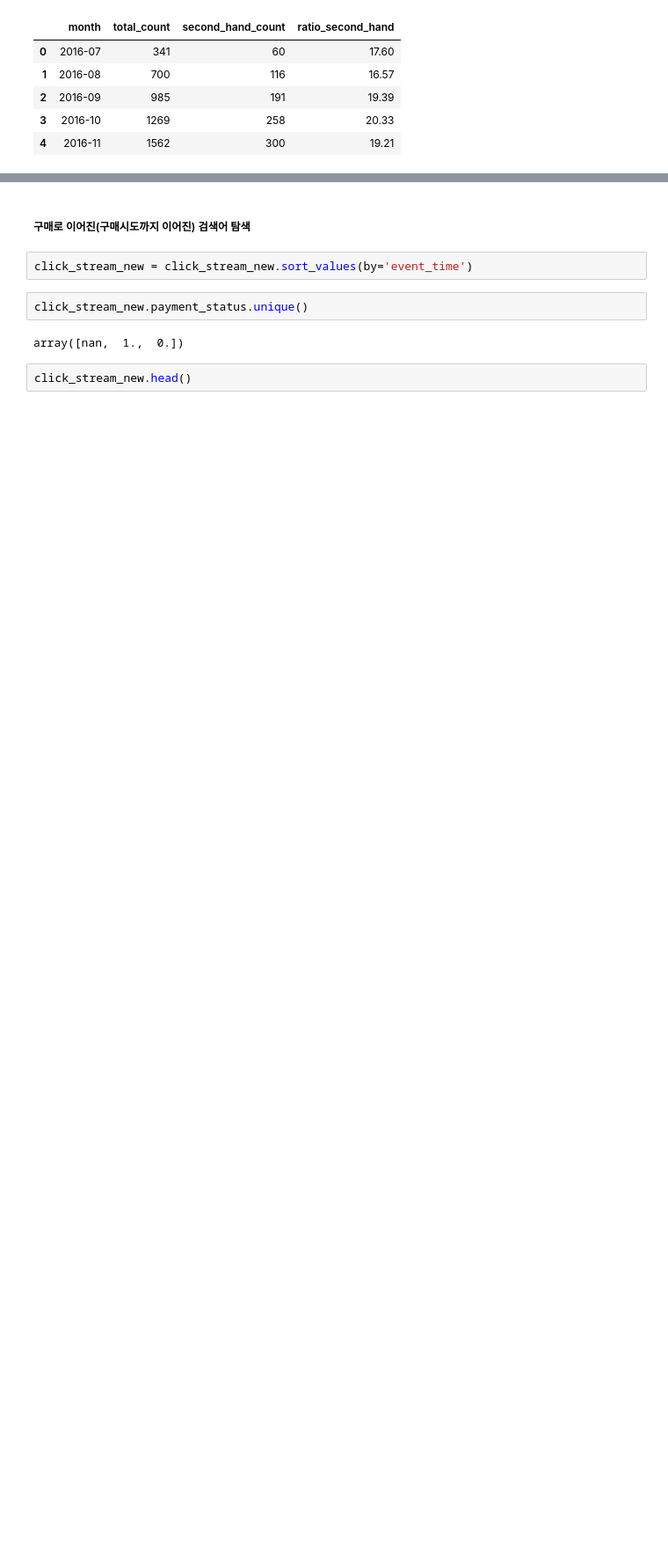
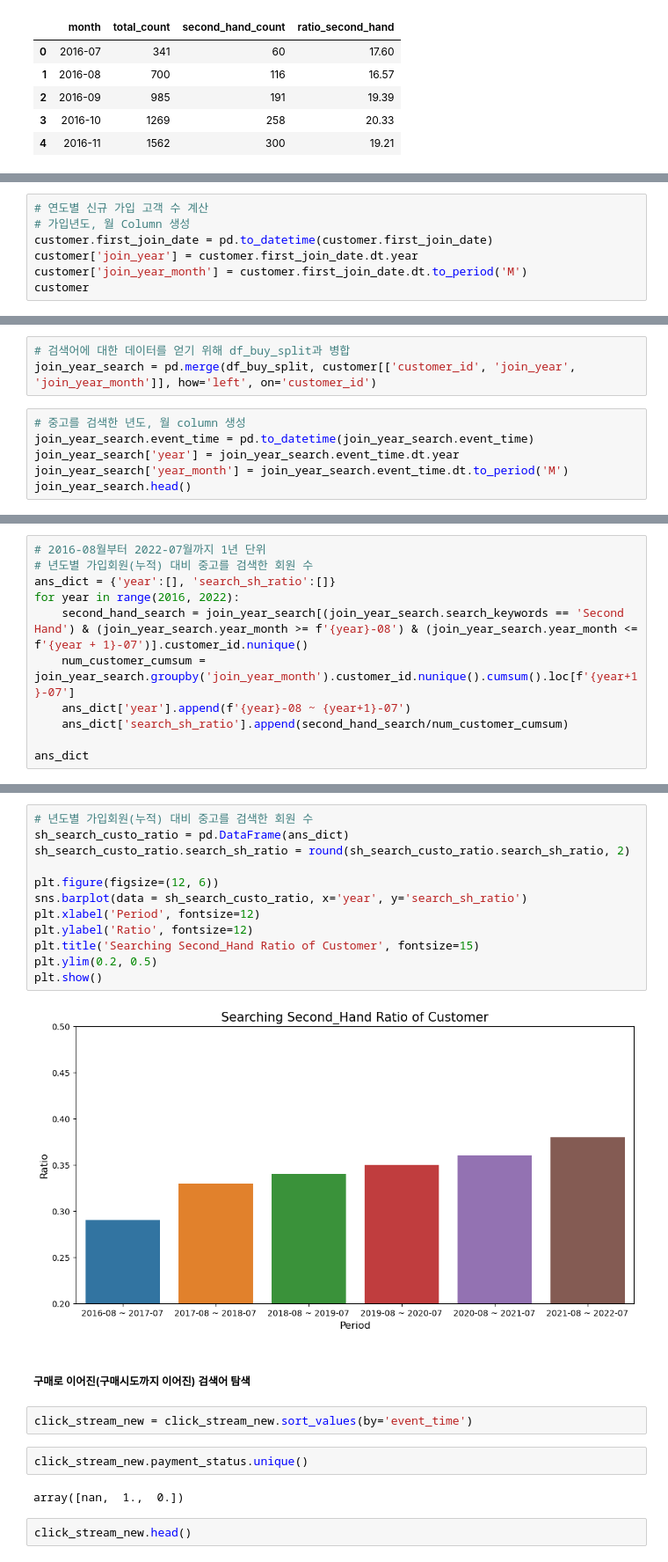
Before and after one commit to NARAEIM/tp2-da, a Jupyter notebook: tp2_da_hyunjune.ipynb, the cells around one changed output, grey strips where cells are left out. Shown at 88% size. Cells and saved outputs as stored; diff of their text form; blank space fills up the shorter version.

```diff
--- a/tp2_da_hyunjune.ipynb
+++ b/tp2_da_hyunjune.ipynb
@@ -287,0 +294,7 @@ plt.show()
+# %%
+# 연도별 신규 가입 고객 수 계산
+# 가입년도, 월 Column 생성
+customer.first_join_date = pd.to_datetime(customer.first_join_date)
+customer['join_year'] = customer.first_join_date.dt.year
+customer['join_year_month'] = customer.first_join_date.dt.to_period('M')
+customer
@@ -287,0 +315,9 @@ plt.show()
+# %%
+# 검색어에 대한 데이터를 얻기 위해 df_buy_split과 병합
+join_year_search = pd.merge(df_buy_split, customer[['customer_id', 'join_year', 'join_year_month']], how='left', on='customer_id')
+# %%
+# 중고를 검색한 년도, 월 column 생성
+join_year_search.event_time = pd.to_datetime(join_year_search.event_time)
+join_year_search['year'] = join_year_search.event_time.dt.year
+join_year_search['year_month'] = join_year_search.event_time.dt.to_period('M')
+join_year_search.head()
@@ -287,0 +331,11 @@ plt.show()
+# %%
+# 2016-08월부터 2022-07월까지 1년 단위
+# 년도별 가입회원(누적) 대비 중고를 검색한 회원 수
+ans_dict = {'year':[], 'search_sh_ratio':[]}
+for year in range(2016, 2022):
+    second_hand_search = join_year_search[(join_year_search.search_keywords == 'Second Hand') & (join_year_search.year_month >= f'{year}-08') & (join_year_search.year_month <= f'{year + 1}-07')].customer_id.nunique()
+    num_customer_cumsum = join_year_search.groupby('join_year_month').customer_id.nunique().cumsum().loc[f'{year+1}-07']
+    ans_dict['year'].append(f'{year}-08 ~ {year+1}-07')
+    ans_dict['search_sh_ratio'].append(second_hand_search/num_customer_cumsum)
+
+ans_dict
@@ -288,3 +355,17 @@ plt.show()
+# %%
+# 년도별 가입회원(누적) 대비 중고를 검색한 회원 수
+sh_search_custo_ratio = pd.DataFrame(ans_dict)
+sh_search_custo_ratio.search_sh_ratio = round(sh_search_custo_ratio.search_sh_ratio, 2)
+
+plt.figure(figsize=(12, 6))
+sns.barplot(data = sh_search_custo_ratio, x='year', y='search_sh_ratio')
+plt.xlabel('Period', fontsize=12)
+plt.ylabel('Ratio', fontsize=12)
+plt.title('Searching Second_Hand Ratio of Customer', fontsize=15)
+plt.ylim(0.2, 0.5)
+plt.show()
+# %% [output]
+[figure, added]
 # %% [markdown]
 ##### 구매로 이어진(구매시도까지 이어진) 검색어 탐색
 # %%
```
Also changed, not shown: parts of 8 cells of this notebook.
